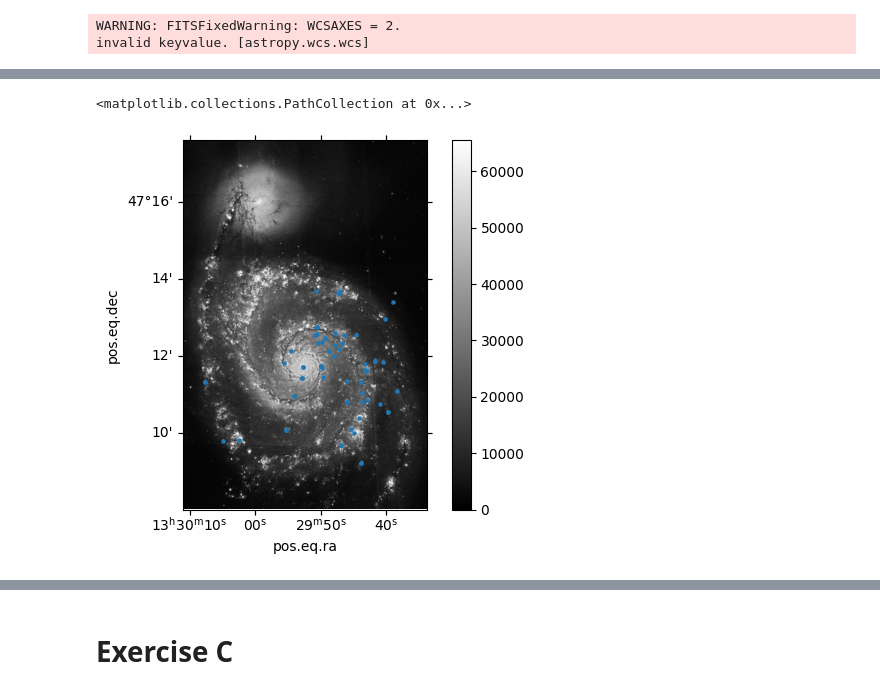
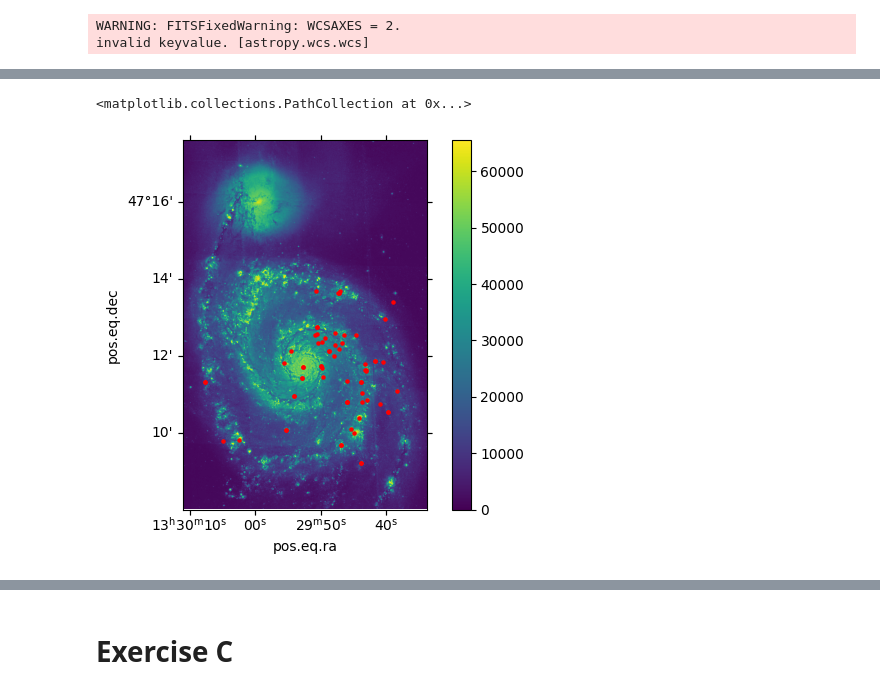
Before and after one commit to ismisebrendan/Astro_Comp_Labs_3rd_Year, a Jupyter notebook: Exercises_Lab5.ipynb, the cells around one changed output, grey strips where cells are left out. Saved outputs shown, nothing was run; the diff lists cells and outputs as text; code cells hidden in the pictures.

```diff
--- a/Exercises_Lab5.ipynb
+++ b/Exercises_Lab5.ipynb
@@ -73,5 +73,5 @@ plt.colorbar()
 # %%
-m51_wcs = wcs.WCS(m51_optical[0].header)
+m51_wcs = WCS(m51_optical[0].header)
 # %% [output]
 WARNING: FITSFixedWarning: WCSAXES = 2.
 invalid keyvalue. [astropy.wcs.wcs]
@@ -116,11 +125,11 @@ source_pixels = source_coords.to_pixel(m51_wcs)
 # %%
 fig = plt.figure()
 
 ax = plt.subplot(projection=m51_wcs)
-img = ax.imshow(m51_data, cmap='gray')
+img = ax.imshow(m51_data, cmap='viridis')
 fig.colorbar(img, ax=ax)
 
-plt.scatter(source_pixels[0], source_pixels[1], s=5)
+plt.scatter(source_pixels[0], source_pixels[1], s=5, color='red')
 # %% [output]
 <matplotlib.collections.PathCollection at 0x...>
-[figure, old version]
+[figure, new version]
```
Also changed, not shown: parts of 10 cells of this notebook.
